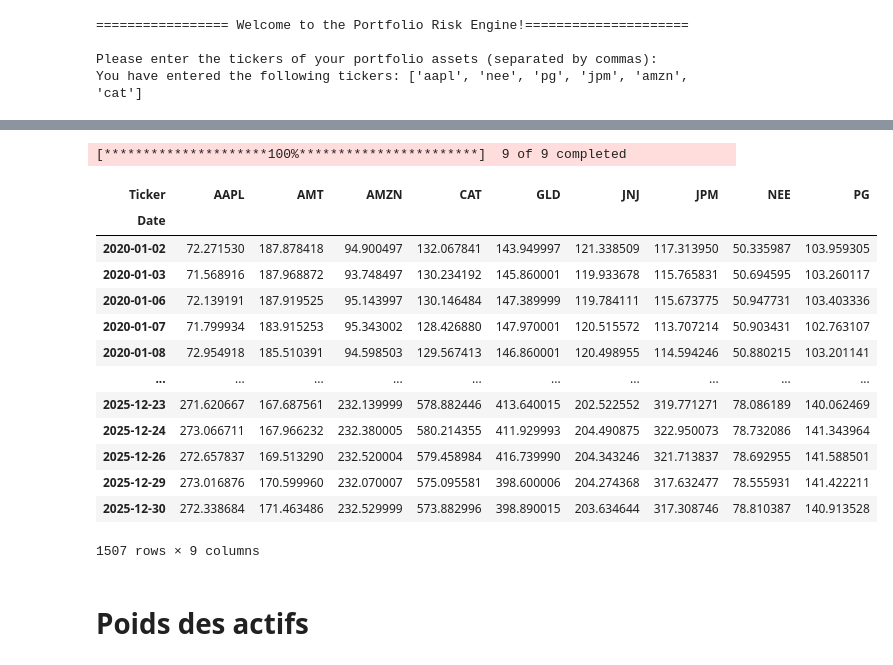
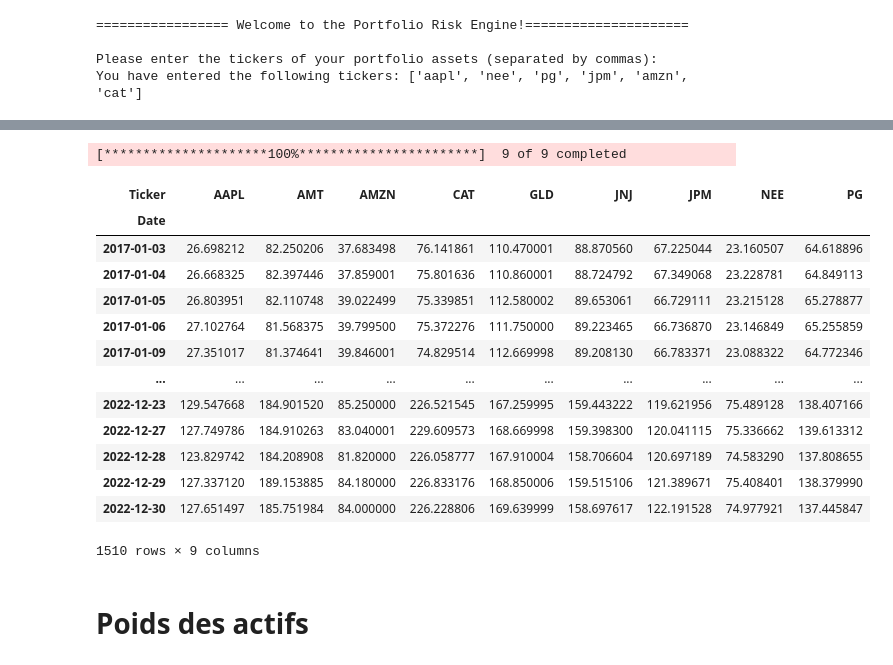
Before and after one commit to bilil-byte/Financial-Risk-project, a Jupyter notebook: notebook.ipynb, the cells around one changed output, grey strips where cells are left out. Cells and saved outputs as stored; diff of their text form; code cells hidden in the pictures.

```diff
--- a/notebook.ipynb
+++ b/notebook.ipynb
@@ -55,24 +38,24 @@ Date
 # %%
 tickers = ('AAPL', 'JPM','JNJ','AMZN','PG','NEE','CAT','AMT','GLD')
-data = yf.download (tickers, start='2020-01-01', end='2025-12-31')['Close']
+data = yf.download (tickers, start='2017-01-01', end='2023-01-01')['Close']
 data = pd.DataFrame(data).dropna()
 data
 # %% [output]
 [*********************100%***********************]  9 of 9 completed
 | Ticker | AAPL | AMT | AMZN | CAT | GLD | JNJ | JPM | NEE | PG |
 | Date |  |  |  |  |  |  |  |  |  |
-| 2020-01-02 | 72.271530 | 187.878418 | 94.900497 | 132.067841 | 143.949997 | 121.338509 | 117.313950 | 50.335987 | 103.959305 |
-| 2020-01-03 | 71.568916 | 187.968872 | 93.748497 | 130.234192 | 145.860001 | 119.933678 | 115.765831 | 50.694595 | 103.260117 |
-| 2020-01-06 | 72.139191 | 187.919525 | 95.143997 | 130.146484 | 147.389999 | 119.784111 | 115.673775 | 50.947731 | 103.403336 |
-| 2020-01-07 | 71.799934 | 183.915253 | 95.343002 | 128.426880 | 147.970001 | 120.515572 | 113.707214 | 50.903431 | 102.763107 |
-| 2020-01-08 | 72.954918 | 185.510391 | 94.598503 | 129.567413 | 146.860001 | 120.498955 | 114.594246 | 50.880215 | 103.201141 |
+| 2017-01-03 | 26.698212 | 82.250206 | 37.683498 | 76.141861 | 110.470001 | 88.870560 | 67.225044 | 23.160507 | 64.618896 |
+| 2017-01-04 | 26.668325 | 82.397446 | 37.859001 | 75.801636 | 110.860001 | 88.724792 | 67.349068 | 23.228781 | 64.849113 |
+| 2017-01-05 | 26.803951 | 82.110748 | 39.022499 | 75.339851 | 112.580002 | 89.653061 | 66.729111 | 23.215128 | 65.278877 |
+| 2017-01-06 | 27.102764 | 81.568375 | 39.799500 | 75.372276 | 111.750000 | 89.223465 | 66.736870 | 23.146849 | 65.255859 |
+| 2017-01-09 | 27.351017 | 81.374641 | 39.846001 | 74.829514 | 112.669998 | 89.208130 | 66.783371 | 23.088322 | 64.772346 |
 | ... | ... | ... | ... | ... | ... | ... | ... | ... | ... |
-| 2025-12-23 | 271.620667 | 167.687561 | 232.139999 | 578.882446 | 413.640015 | 202.522552 | 319.771271 | 78.086189 | 140.062469 |
-| 2025-12-24 | 273.066711 | 167.966232 | 232.380005 | 580.214355 | 411.929993 | 204.490875 | 322.950073 | 78.732086 | 141.343964 |
-| 2025-12-26 | 272.657837 | 169.513290 | 232.520004 | 579.458984 | 416.739990 | 204.343246 | 321.713837 | 78.692955 | 141.588501 |
-| 2025-12-29 | 273.016876 | 170.599960 | 232.070007 | 575.095581 | 398.600006 | 204.274368 | 317.632477 | 78.555931 | 141.422211 |
-| 2025-12-30 | 272.338684 | 171.463486 | 232.529999 | 573.882996 | 398.890015 | 203.634644 | 317.308746 | 78.810387 | 140.913528 |
+| 2022-12-23 | 129.547668 | 184.901520 | 85.250000 | 226.521545 | 167.259995 | 159.443222 | 119.621956 | 75.489128 | 138.407166 |
+| 2022-12-27 | 127.749786 | 184.910263 | 83.040001 | 229.609573 | 168.669998 | 159.398300 | 120.041115 | 75.336662 | 139.613312 |
+| 2022-12-28 | 123.829742 | 184.208908 | 81.820000 | 226.058777 | 167.910004 | 158.706604 | 120.697189 | 74.583290 | 137.808655 |
+| 2022-12-29 | 127.337120 | 189.153885 | 84.180000 | 226.833176 | 168.850006 | 159.515106 | 121.389671 | 75.408401 | 138.379990 |
+| 2022-12-30 | 127.651497 | 185.751984 | 84.000000 | 226.228806 | 169.639999 | 158.697617 | 122.191528 | 74.977921 | 137.445847 |
-1507 rows × 9 columns
+1510 rows × 9 columns
 # %% [markdown]
 # Poids des actifs
 # %%
```
Also changed, not shown: parts of 16 cells of this notebook.
